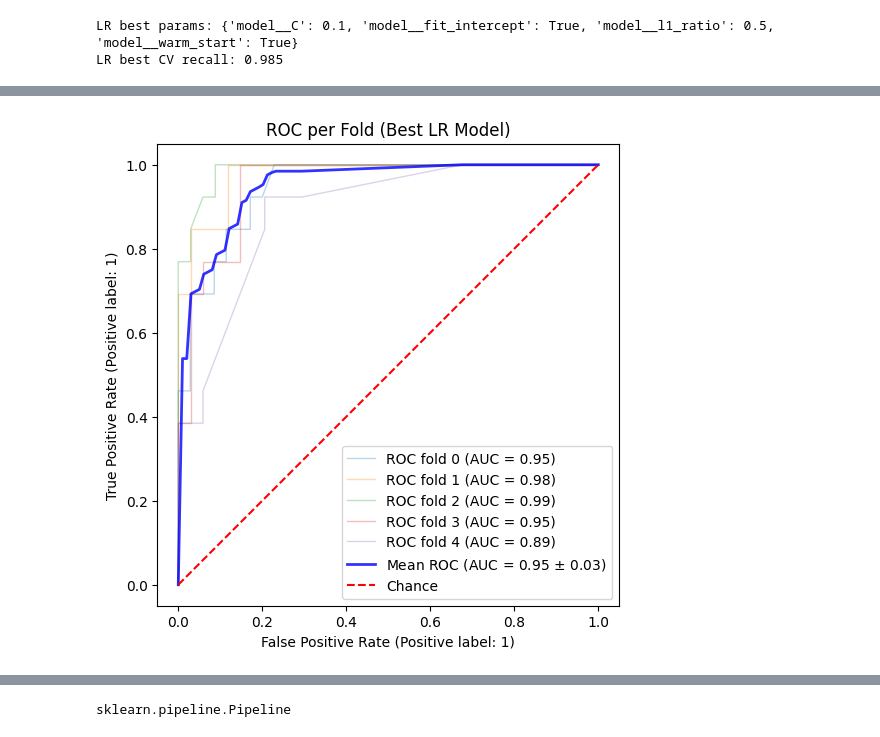
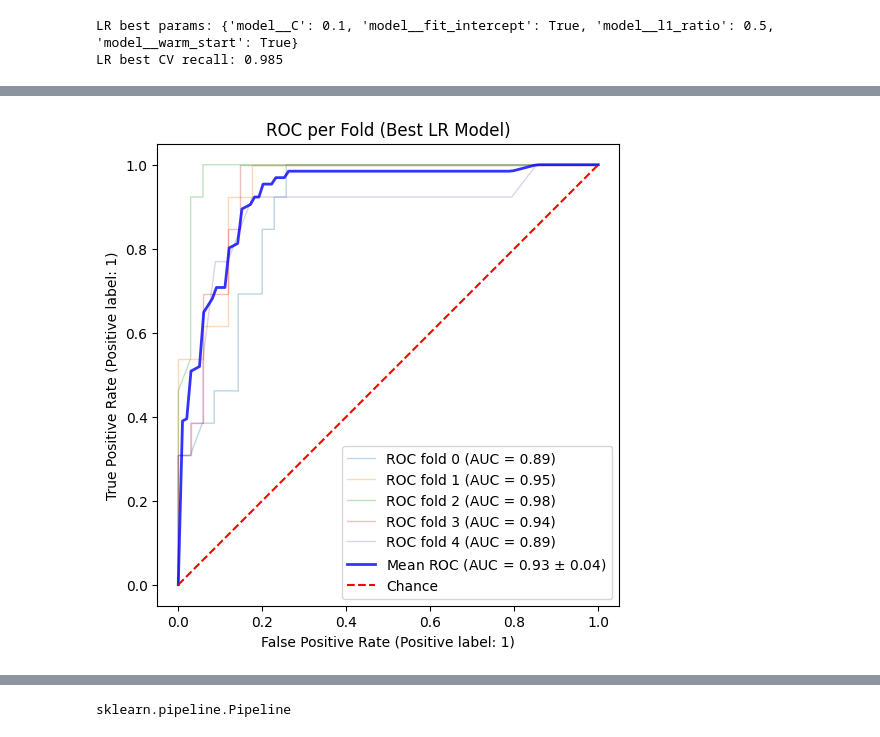
Before and after one commit to mzaorski9/nf1-tumor-classifier, a Jupyter notebook: notebook/nf1_analysis.ipynb, the cells around one changed output, grey strips where cells are left out. Saved outputs shown, nothing was run; the diff lists cells and outputs as text; code cells hidden in the pictures.

Commit message:
docs: adding docstrings, model analysis notebook

```diff
--- a/notebook/nf1_analysis.ipynb
+++ b/notebook/nf1_analysis.ipynb
@@ -1000,48 +1029,58 @@ import numpy as np
 from sklearn.metrics import RocCurveDisplay, auc
 from sklearn.base import clone
 
-# 1. Grab your absolute best pipeline setup
-best_model = clone(lr_search.best_estimator_)
 
-fig, ax = plt.subplots(figsize=(8, 6))
+
+_, ax = plt.subplots(figsize=(8, 6))
 tprs = []
 aucs = []
 mean_fpr = np.linspace(0, 1, 100)
 
-# 2. Re-run the 5 folds manually on the BEST model configuration to plot the lines
+# re-run the 5 folds manually on the BEST model configuration to plot the lines;
+# treat it as 5 separate datasets;
+# NOTE: GridSearchCV do the same loop under the hood with cv.split(X_train2, y_train2)
 for fold, (train_idx, test_idx) in enumerate(cv.split(X_train2, y_train2)):
-    # Split data
+
+    # NOTE: clone copies models hyperparameters, not weights!
+    # starts fresh with each loop;
+    best_model = clone(lr_search.best_estimator_)
+
     X_fold_train, X_fold_test = X_train2.iloc[train_idx], X_train2.iloc[test_idx]
     y_fold_train, y_fold_test = y_train2.iloc[train_idx], y_train2.iloc[test_idx]
 
-    # Fit and plot curve for this fold
+    # fit (search for weights) and plot curve for this fold
     best_model.fit(X_fold_train, y_fold_train)
     viz = RocCurveDisplay.from_estimator(
         best_model, X_fold_test, y_fold_test,
         name=f"ROC fold {fold}", alpha=0.3, lw=1, ax=ax
     )
 
+    # FPR/TPR array sizes can differ between folds because they depend on
+    # the number of unique prediction scores (thresholds) produced by predict_proba();
+    # intepr() interpolates values according to np.linspace(0, 1, 100) and produces 5 arrays of the same size
     interp_tpr = np.interp(mean_fpr, viz.fpr, viz.tpr)
     interp_tpr[0] = 0.0
     tprs.append(interp_tpr)
     aucs.append(viz.roc_auc)
 
-# 3. Add the structural Mean ROC line
+# add the Mean ROC line
 mean_tpr = np.mean(tprs, axis=0)
 mean_tpr[-1] = 1.0
+
+# AUC for the mean ROC
 mean_auc = auc(mean_fpr, mean_tpr)
 std_auc = np.std(aucs)
+
 
 ax.plot(
     mean_fpr, mean_tpr, color="b",
     label=f"Mean ROC (AUC = {mean_auc:.2f} $\pm$ {std_auc:.2f})", lw=2, alpha=0.8
 )
 
-# 4. Standard formatting
 ax.plot([0, 1], [0, 1], "r--", label="Chance")
 ax.set(xlim=[-0.05, 1.05], ylim=[-0.05, 1.05], title="ROC per Fold (Best LR Model)")
 ax.legend(loc="lower right")
 plt.show()
 # %% [output]
-[figure, old version]
+[figure, new version]
 # %%
```
Also changed, not shown: parts of 62 cells of this notebook, 2 other files.
